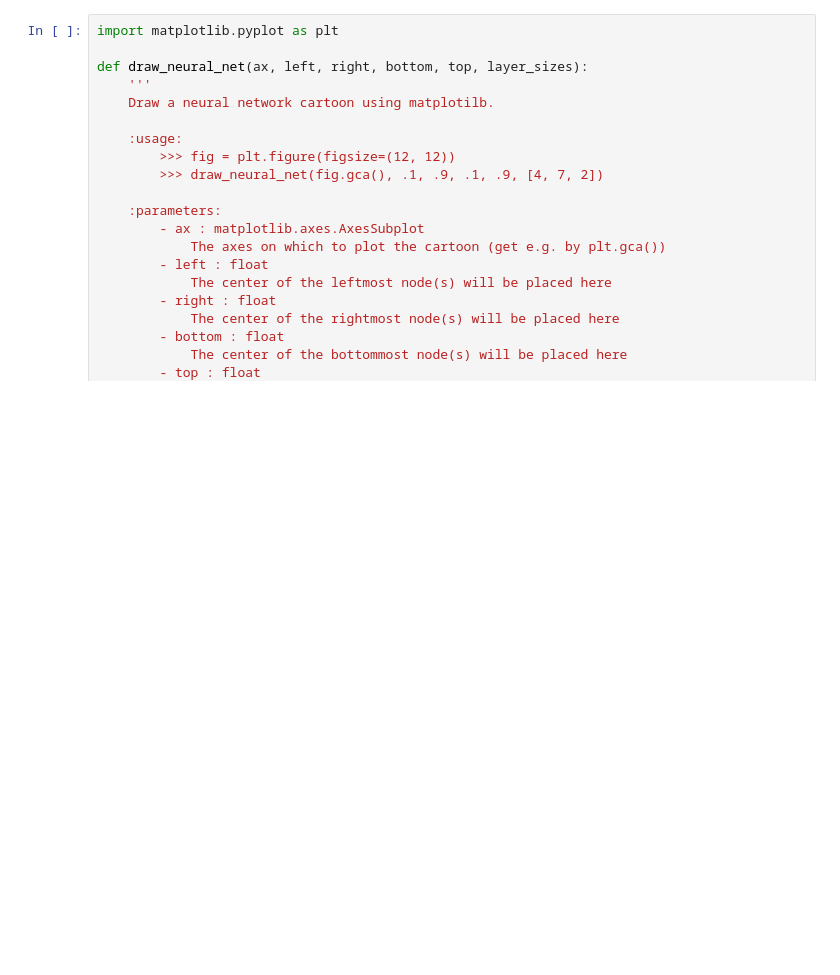
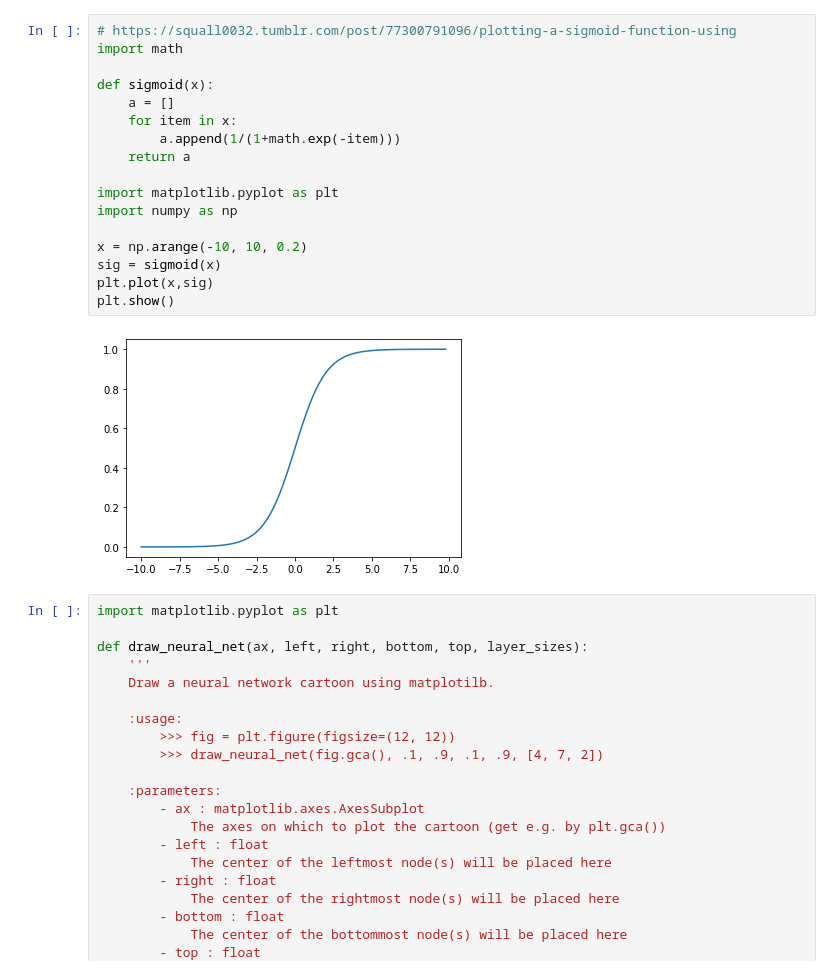
Before and after one commit to rolandr97/bachelorthesis, a Jupyter notebook: util.ipynb, the cells around one changed output. Drawn from its saved outputs; the diff is of its cells as text; blank space fills up the shorter version.

```diff
--- a/util.ipynb
+++ b/util.ipynb
@@ -1,3 +12,22 @@
+# %%
+# https://squall0032.tumblr.com/post/77300791096/plotting-a-sigmoid-function-using
+import math
+
+def sigmoid(x):
+    a = []
+    for item in x:
+        a.append(1/(1+math.exp(-item)))
+    return a
+
+import matplotlib.pyplot as plt
+import numpy as np
+
+x = np.arange(-10, 10, 0.2)
+sig = sigmoid(x)
+plt.plot(x,sig)
+plt.show()
+# %% [output]
+[figure, added]
 # %%
 import matplotlib.pyplot as plt
 
```
Also changed, not shown: parts of 1 cell of this notebook, 4 other files.
